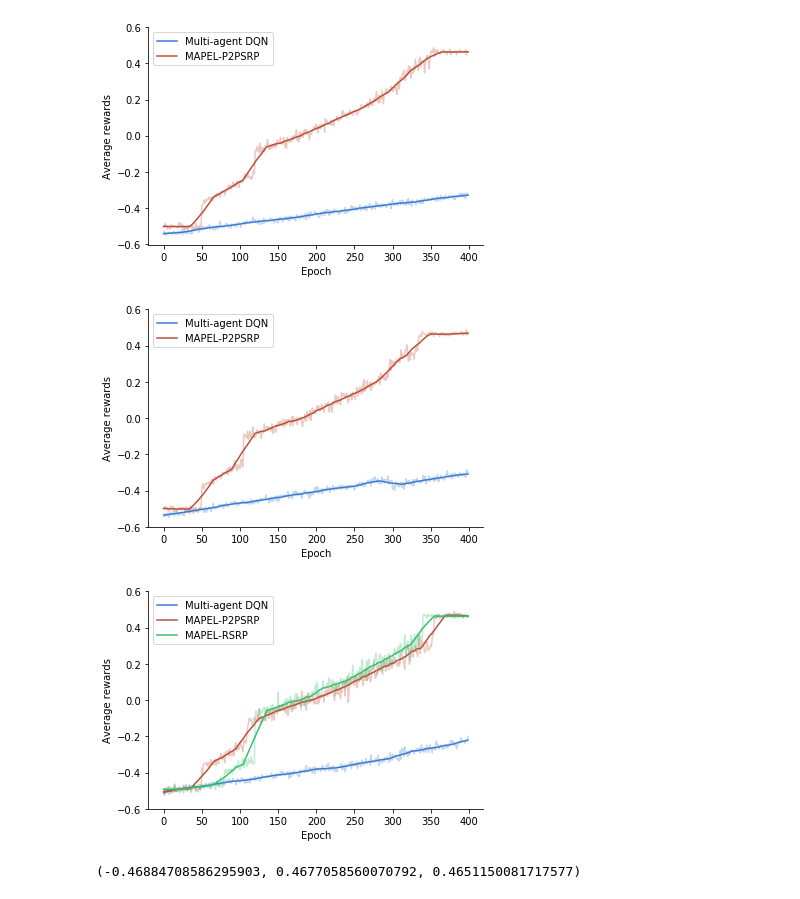
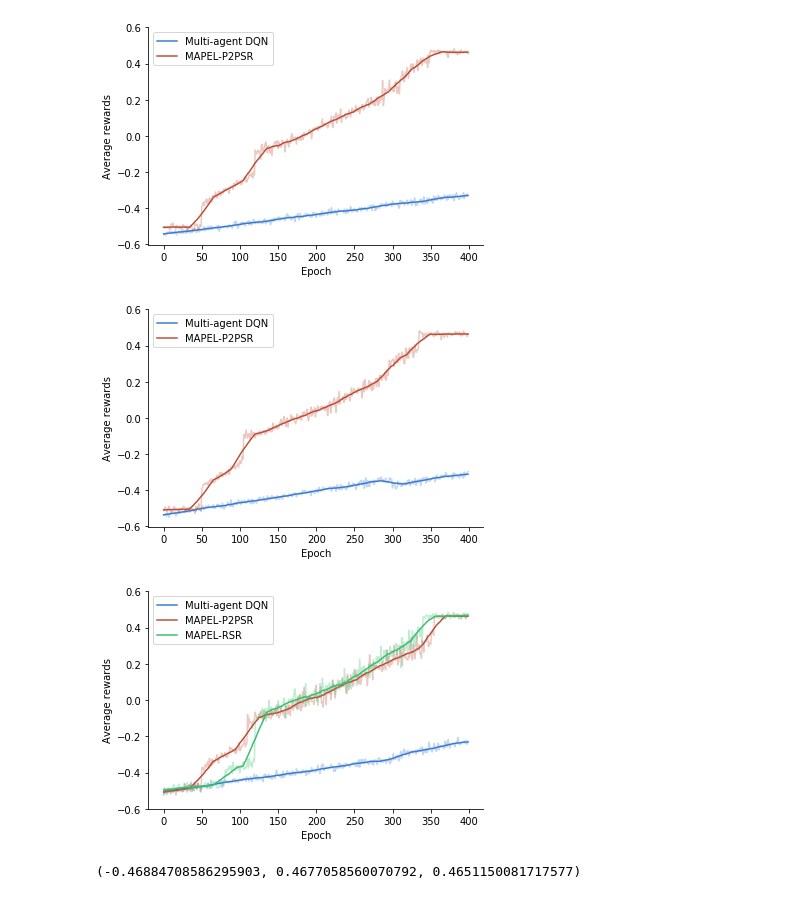
Before and after one commit to sagarverma/MAPEL, a Jupyter notebook: notebooks/plot_graphs.ipynb, the cells around one changed output. Cells and saved outputs as stored; diff of their text form; code cells hidden in the pictures.

```diff
--- a/notebooks/plot_graphs.ipynb
+++ b/notebooks/plot_graphs.ipynb
@@ -366,7 +366,7 @@ plt.plot(epoch_rewards, color='#3a7bd1', alpha=0.3)
 plt.plot(er, color='#3a7bd1', label='Multi-agent DQN')
 
 plt.plot(p2p_rewards, color = '#bc4e38', alpha=0.3)
-plt.plot(pr, color='#bc4e38', label='MAPEL-P2PSRP')
+plt.plot(pr, color='#bc4e38', label='MAPEL-P2PSR')
 
 plt.legend()
 plt.yticks([-0.6,-0.4,-0.2,0.0,0.2,0.4,0.6])
@@ -376,7 +376,7 @@ plt.xlabel('Epoch')
 # plt.show()
 plt.savefig('pursuer2vs2_p2p_dqn.pdf', bbox_inches='tight')
 # %% [output]
-[figure, old version]
+[figure, new version]
 # %%
 epoch_rewards = []
 
@@ -463,7 +463,7 @@ plt.plot(epoch_rewards, color='#3a7bd1', alpha=0.3)
 plt.plot(er, color='#3a7bd1', label='Multi-agent DQN')
 
 plt.plot(p2p_rewards, color = '#bc4e38', alpha=0.3)
-plt.plot(pr, color='#bc4e38', label='MAPEL-P2PSRP')
+plt.plot(pr, color='#bc4e38', label='MAPEL-P2PSR')
 
 plt.legend()
 plt.yticks([-0.6,-0.4,-0.2,0.0,0.2,0.4,0.6])
@@ -473,7 +473,7 @@ plt.xlabel('Epoch')
 # plt.show()
 plt.savefig('pursuer3vs3_p2p_dqn.pdf', bbox_inches='tight')
 # %% [output]
-[figure, old version]
+[figure, new version]
 # %%
 epoch_rewards = []
 
@@ -535,36 +535,36 @@ for i in range(400):
         rewards = np.random.uniform(low=-1.0, high=high, size=(500,))
     if i >= 340:
         m = 0.00009
         low = np.random.uniform(-0.01,-0.001,1)
         high = i * m + 0.9
         rewards = np.random.uniform(low=low, high=high, size=(1000,))
     mean_reward = np.mean(rewards)
     r_rewards.append(mean_reward)
 
 er = savgol_filter(epoch_rewards, 31, 1)
 pr = savgol_filter(p2p_rewards, 31, 1)
 rr = savgol_filter(r_rewards, 31, 1)
 
 ax = plt.subplot(111)
 ax.spines['right'].set_visible(False)
 ax.spines['top'].set_visible(False)
 
 plt.plot(epoch_rewards, color='#3a7bd1', alpha=0.3)
 plt.plot(er, color='#3a7bd1', label='Multi-agent DQN')
 
 plt.plot(p2p_rewards, color='#bc4e38', alpha=0.3)
-plt.plot(pr, color='#bc4e38', label='MAPEL-P2PSRP')
+plt.plot(pr, color='#bc4e38', label='MAPEL-P2PSR')
 
 plt.plot(r_rewards, color='#39bf6e', alpha=0.3)
-plt.plot(rr, color='#39bf6e', label='MAPEL-RSRP')
+plt.plot(rr, color='#39bf6e', label='MAPEL-RSR')
 
 plt.legend()
 plt.yticks([-0.6,-0.4,-0.2,0.0,0.2,0.4,0.6])
 plt.ylabel('Average rewards')
 plt.xlabel('Epoch')
 plt.savefig('pursuer5vs5_r_p2p_dqn.pdf', bbox_inches='tight')
 # %% [output]
-[figure, old version]
+[figure, new version]
 # %%
 epoch_rewards[-1], p2p_rewards[-1], r_rewards[-1]
 # %% [output]
```
Also changed, not shown: parts of 4 cells of this notebook, 7 other files.
